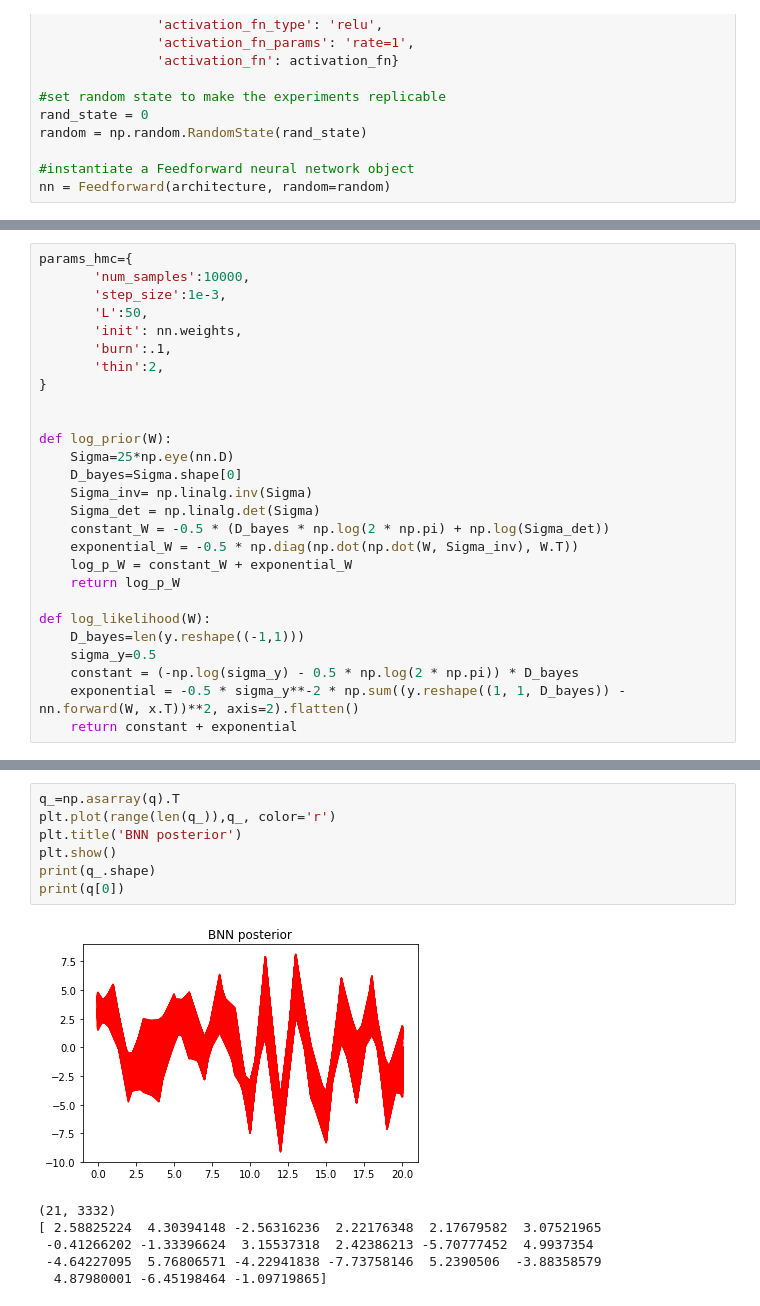
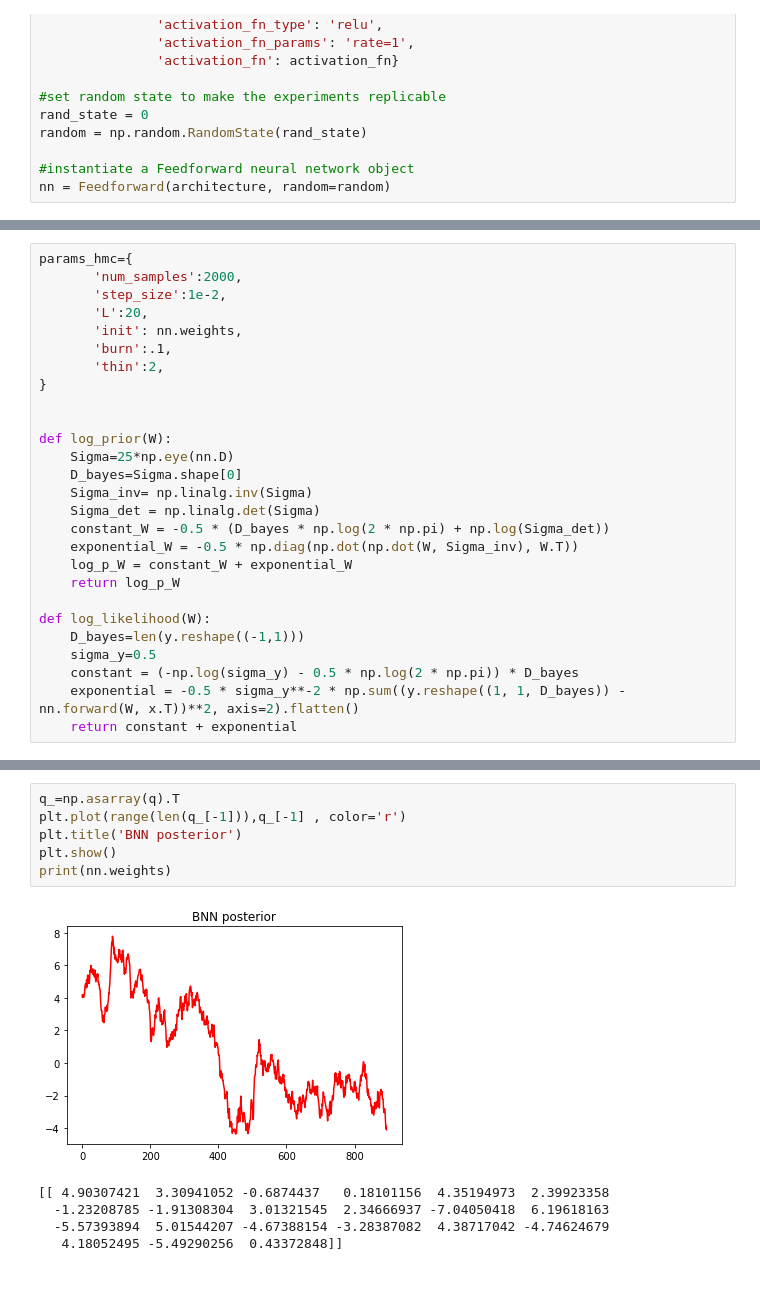
Before and after one commit to DavidAssaraf106/NLM, a Jupyter notebook: Experiments/Test.ipynb, the cells around one changed output, grey strips where cells are left out. Drawn from its saved outputs; the diff is of its cells as text.

```diff
--- a/Experiments/Test.ipynb
+++ b/Experiments/Test.ipynb
@@ -113,8 +208,8 @@ Iteration 14900 lower bound [-6612.64916852]; gradient mag: 9.79685389171896
 # %%
 params_hmc={
-       'num_samples':10000,
-       'step_size':1e-3,
-       'L':50,
+       'num_samples':2000,
+       'step_size':1e-2,
+       'L':20,
        'init': nn.weights,
        'burn':.1,
        'thin':2,
@@ -160,14 +257,12 @@ q=hmc(log_prior, log_likelihood, **params_hmc)
 # %%
 q_=np.asarray(q).T
-plt.plot(range(len(q_)),q_, color='r')
+plt.plot(range(len(q_[-1])),q_[-1] , color='r')
 plt.title('BNN posterior')
 plt.show()
-print(q_.shape)
-print(q[0])
+print(nn.weights)
 # %% [output]
-[figure, old version]
+[figure, new version]
-(21, 3332)
-[ 2.58825224  4.30394148 -2.56316236  2.22176348  2.17679582  3.07521965
- -0.41266202 -1.33396624  3.15537318  2.42386213 -5.70777452  4.9937354
- -4.64227095  5.76806571 -4.22941838 -7.73758146  5.2390506  -3.88358579
-  4.87980001 -6.45198464 -1.09719865]
+[[ 4.90307421  3.30941052 -0.6874437   0.18101156  4.35194973  2.39923358
+  -1.23208785 -1.91308304  3.01321545  2.34666937 -7.04050418  6.19618163
+  -5.57393894  5.01544207 -4.67388154 -3.28387082  4.38717042 -4.74624679
+   4.18052495 -5.49290256  0.43372848]]
```
Also changed, not shown: parts of 6 cells of this notebook, 1 other file.
